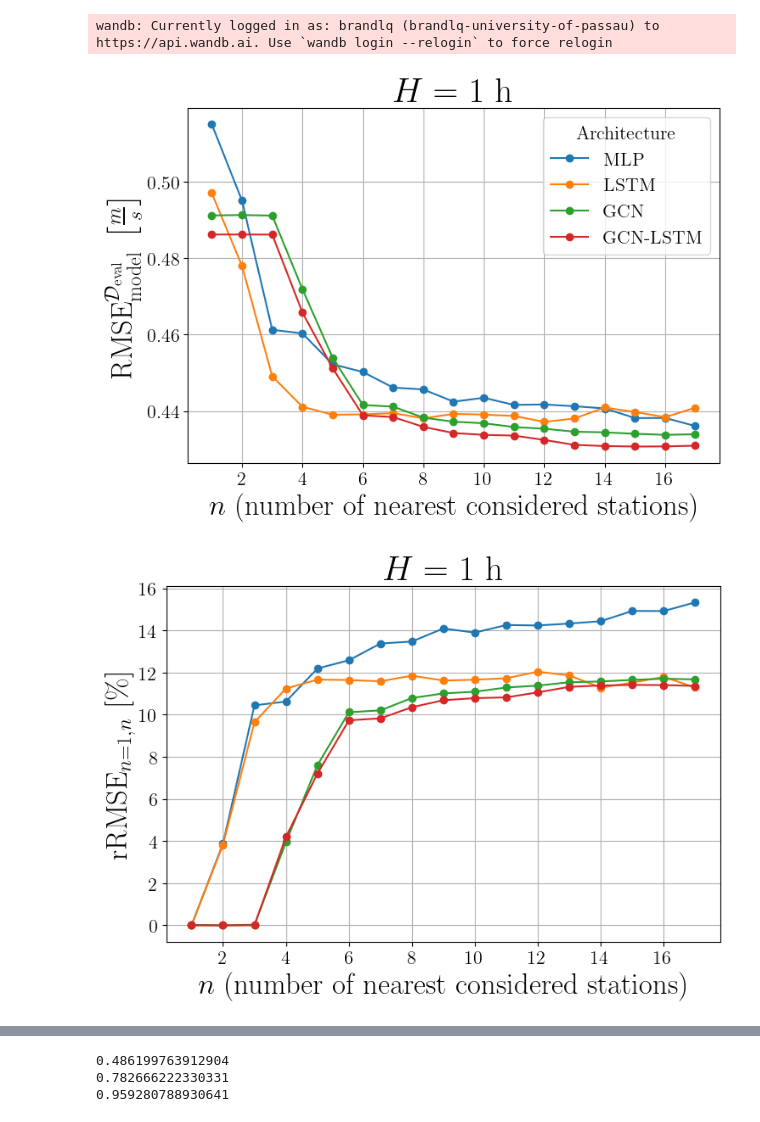
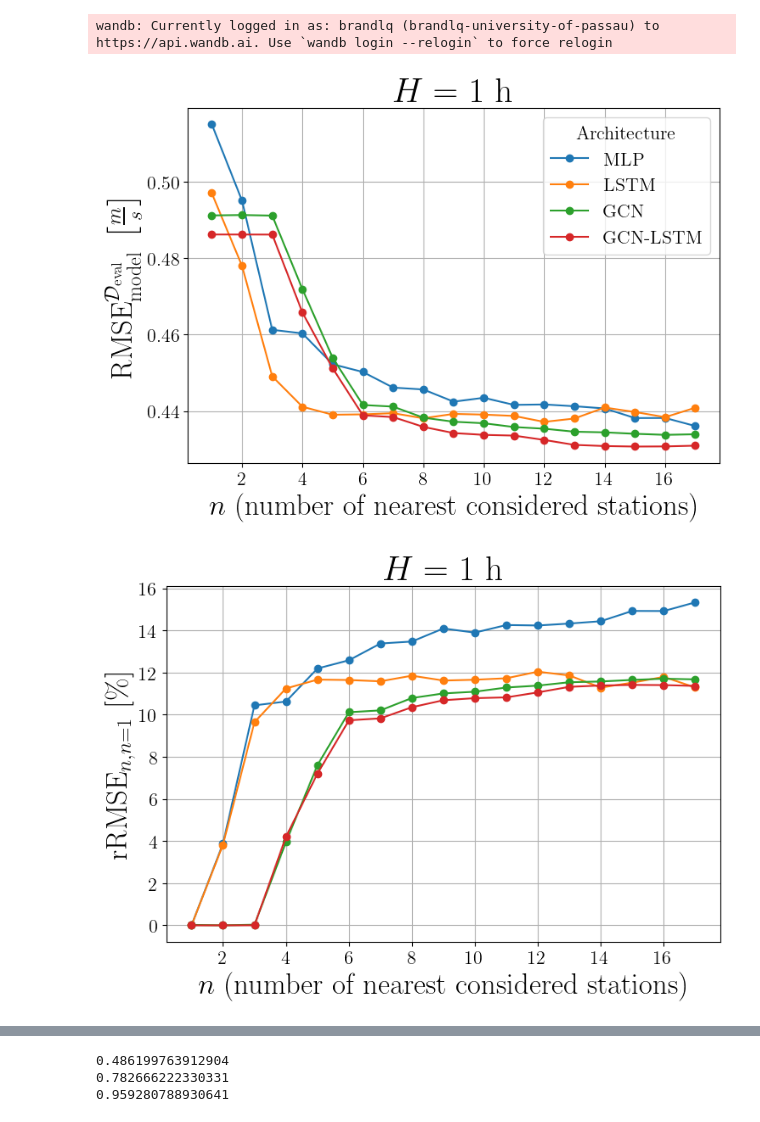
Before and after one commit to quirinbrandl/GermanyWindCast, a Jupyter notebook: notebooks/spatial_analysis.ipynb, the cells around one changed output, grey strips where cells are left out. Cells and saved outputs as stored; diff of their text form; code cells hidden in the pictures.

```diff
--- a/notebooks/spatial_analysis.ipynb
+++ b/notebooks/spatial_analysis.ipynb
@@ -61,33 +61,33 @@ for forecasting_hours in [1, 4, 8]:
         r"$\text{RMSE}^{\mathcal{D}_{\text{eval}}}_\text{model} \; \left[ \frac{m}{s} \right]$"
     )
     if forecasting_hours == 1:
         plt.legend(title="Architecture")
     plt.title(rf"$H = {forecasting_hours}$ h")
     plt.grid()
     plt.tight_layout()
     plt.savefig(
         f"notebooks/plots/spatial_analysis/{forecasting_hours}_hour_forecasting_abs.png", dpi=300
     )
 
     plt.figure(figsize=(8, 6))
     for arch in ["MLP", "LSTM", "GCN", "GCN-LSTM"]:
         arch_subset = forecasting_hours_subset[
             forecasting_hours_subset["model_architecture"] == arch
         ].sort_values(by="number_of_stations")
         plt.plot(
             arch_subset["number_of_stations"],
             calculate_percentage_improvement(arch_subset["RMSE"].max(), arch_subset["RMSE"]),
             marker="o",
             label=arch,
         )
 
     plt.xlabel(r"$n$ (number of nearest considered stations)")
-    plt.ylabel(r"$\text{rRMSE}_{n = 1,n}$ [\%]")
+    plt.ylabel(r"$\text{rRMSE}_{n, n=1}$ [\%]")
     plt.title(rf"$H = {forecasting_hours}$ h")
     plt.grid()
     plt.tight_layout()
     plt.savefig(f"notebooks/plots/spatial_analysis/{forecasting_hours}_hour_forecasting_rel.png")
 # %% [output]
 [figure]
-[figure, old version]
+[figure, new version]
 [figure]
```
Also changed, not shown: parts of 2 cells of this notebook, 45 other files.
